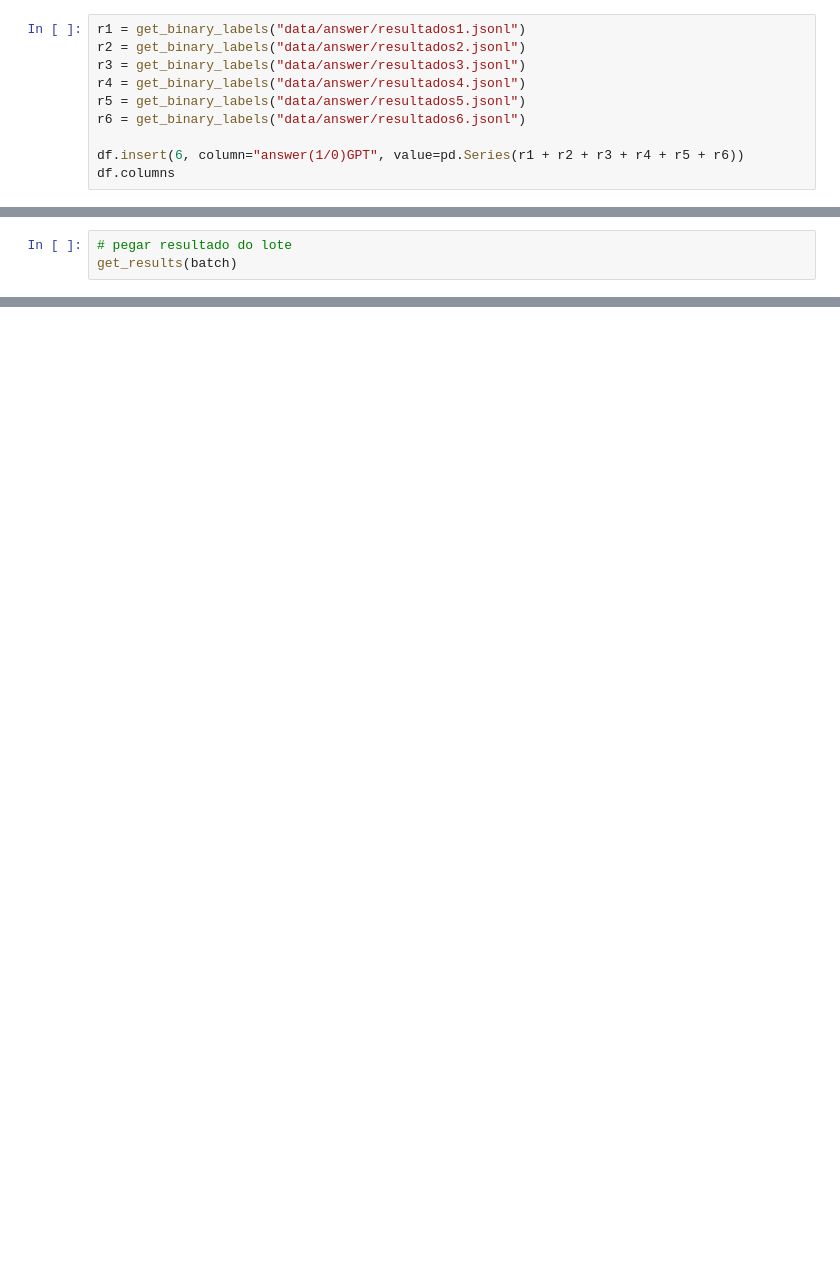
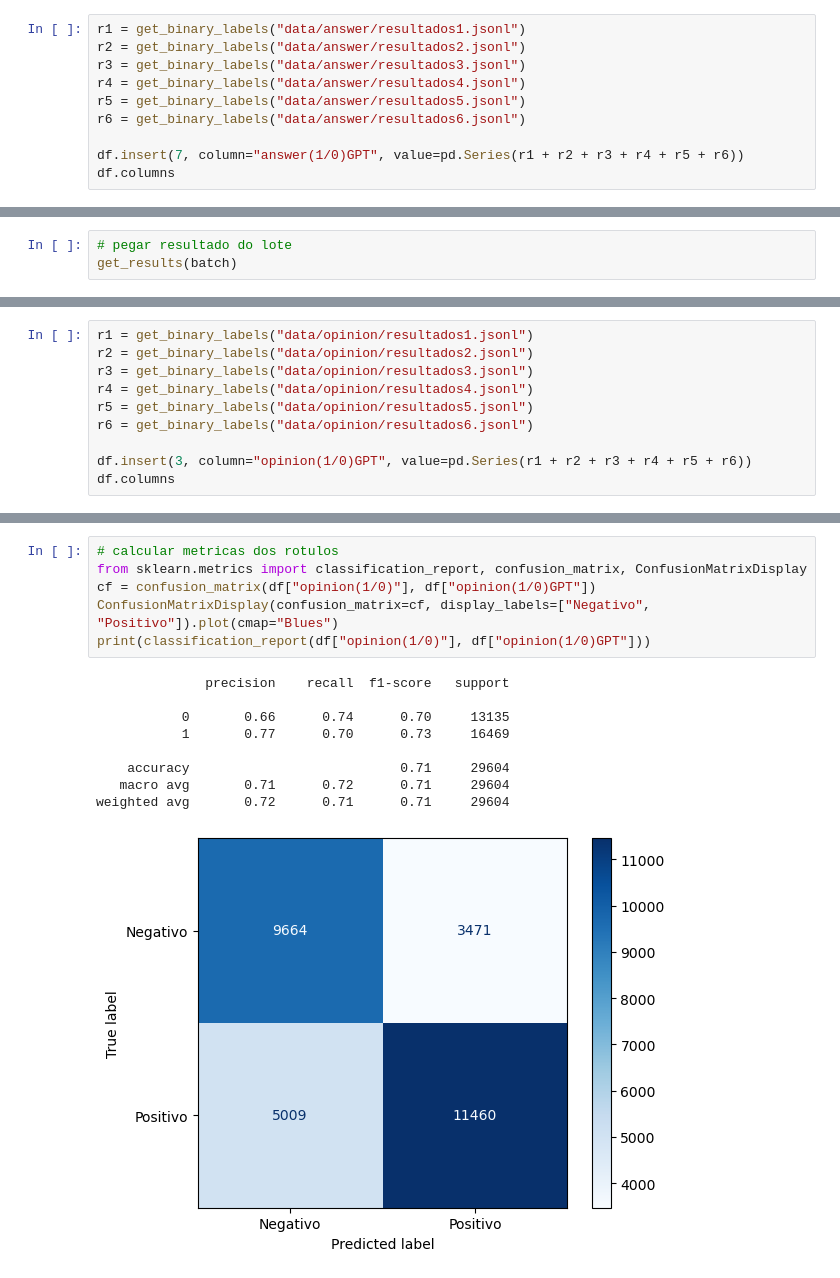
Before and after one commit to antoniolmcandido/api-gpt-label-datasets, a Jupyter notebook: notebook.ipynb, the cells around one changed output, grey strips where cells are left out. Cells and saved outputs as stored; diff of their text form; blank space fills up the shorter version.

Commit message:
:tada: complete: labeled all dataset

```diff
--- a/notebook.ipynb
+++ b/notebook.ipynb
@@ -776,6 +764,6 @@ r4 = get_binary_labels("data/answer/resultados4.jsonl")
 r5 = get_binary_labels("data/answer/resultados5.jsonl")
 r6 = get_binary_labels("data/answer/resultados6.jsonl")
 
-df.insert(6, column="answer(1/0)GPT", value=pd.Series(r1 + r2 + r3 + r4 + r5 + r6))
+df.insert(7, column="answer(1/0)GPT", value=pd.Series(r1 + r2 + r3 + r4 + r5 + r6))
 df.columns
 # %% [output]
@@ -879,0 +868,10 @@ get_results(batch)
+# %%
+r1 = get_binary_labels("data/opinion/resultados1.jsonl")
+r2 = get_binary_labels("data/opinion/resultados2.jsonl")
+r3 = get_binary_labels("data/opinion/resultados3.jsonl")
+r4 = get_binary_labels("data/opinion/resultados4.jsonl")
+r5 = get_binary_labels("data/opinion/resultados5.jsonl")
+r6 = get_binary_labels("data/opinion/resultados6.jsonl")
+
+df.insert(3, column="opinion(1/0)GPT", value=pd.Series(r1 + r2 + r3 + r4 + r5 + r6))
+df.columns
@@ -879,0 +888,16 @@ get_results(batch)
+# %%
+# calcular metricas dos rotulos
+from sklearn.metrics import classification_report, confusion_matrix, ConfusionMatrixDisplay
+cf = confusion_matrix(df["opinion(1/0)"], df["opinion(1/0)GPT"])
+ConfusionMatrixDisplay(confusion_matrix=cf, display_labels=["Negativo", "Positivo"]).plot(cmap="Blues")
+print(classification_report(df["opinion(1/0)"], df["opinion(1/0)GPT"]))
+# %% [output]
+              precision    recall  f1-score   support
+
+           0       0.66      0.74      0.70     13135
+           1       0.77      0.70      0.73     16469
+
+    accuracy                           0.71     29604
+   macro avg       0.71      0.72      0.71     29604
+weighted avg       0.72      0.71      0.71     29604
+[figure, added]
```
Also changed, not shown: parts of 9 cells of this notebook, 6 other files.
